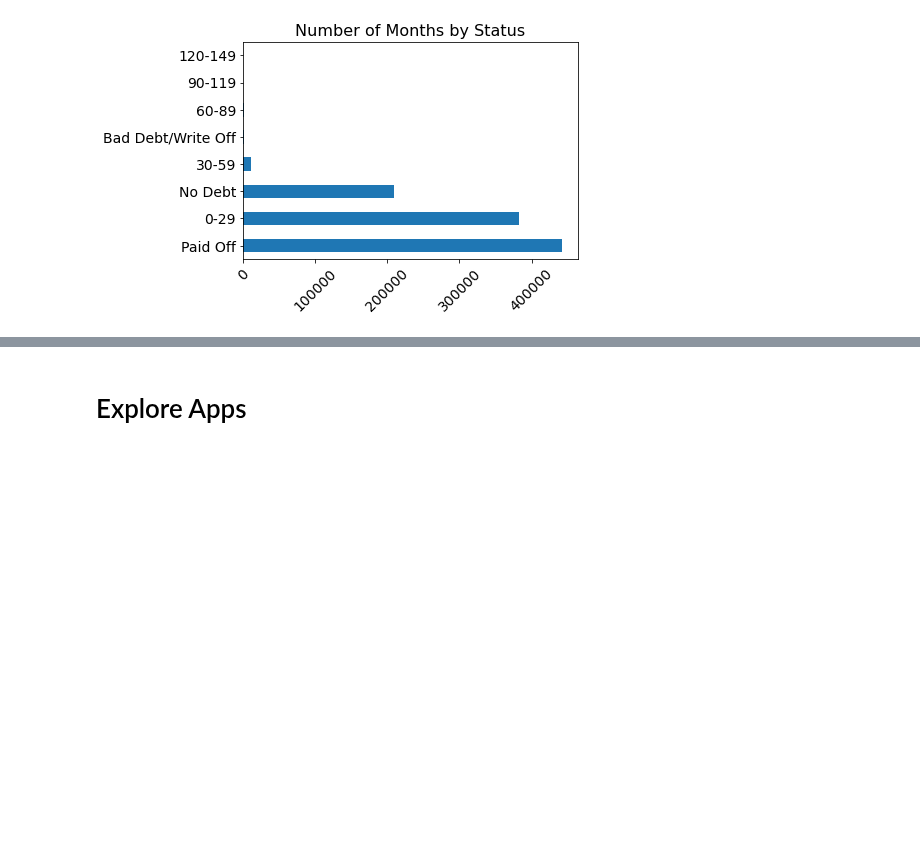
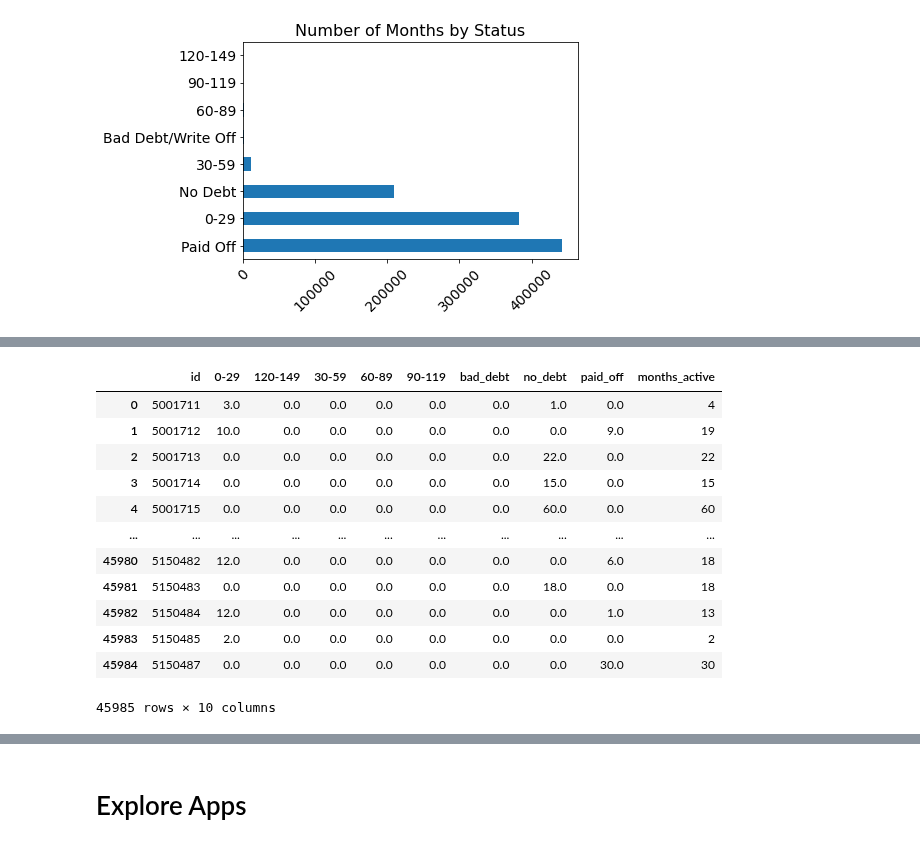
Before and after one commit to credit-risk-management-predictor/credit-risk-management-predictor, a Jupyter notebook: anthony-explore.ipynb, the cells around one changed output, grey strips where cells are left out. Drawn from its saved outputs; the diff is of its cells as text; code cells hidden in the pictures; blank space fills up the shorter version.

```diff
--- a/anthony-explore.ipynb
+++ b/anthony-explore.ipynb
@@ -87,0 +119,37 @@ report.groupby(['ID', 'STATUS']).size().unstack()
+# %%
+# number of months of active credit account for each ID
+months = report.groupby('ID').count().reset_index()
+
+# pull only the columns we care about
+months = months[['ID', 'MONTHS_BALANCE']]
+
+# rename the columns
+months.columns = ['ID', 'MONTHS_ACTIVE']
+
+# Number of times each ID had each status
+expanded = report.groupby(['ID', 'STATUS']).size().unstack().reset_index()
+
+# Merge the expanded data frame with the months data frame
+expanded = expanded.merge(months, how='left', on='ID')
+
+# fill all null values with 0
+expanded.fillna(0, inplace=True)
+
+# rename the columns in a way that makes sense
+expanded.columns = ['id', '0-29', '120-149', '30-59', '60-89', '90-119',
+       'bad_debt', 'no_debt', 'paid_off', 'months_active']
+expanded
+# %% [output]
+|  | id | 0-29 | 120-149 | 30-59 | 60-89 | 90-119 | bad_debt | no_debt | paid_off | months_active |
+| 0 | 5001711 | 3.0 | 0.0 | 0.0 | 0.0 | 0.0 | 0.0 | 1.0 | 0.0 | 4 |
+| 1 | 5001712 | 10.0 | 0.0 | 0.0 | 0.0 | 0.0 | 0.0 | 0.0 | 9.0 | 19 |
+| 2 | 5001713 | 0.0 | 0.0 | 0.0 | 0.0 | 0.0 | 0.0 | 22.0 | 0.0 | 22 |
+| 3 | 5001714 | 0.0 | 0.0 | 0.0 | 0.0 | 0.0 | 0.0 | 15.0 | 0.0 | 15 |
+| 4 | 5001715 | 0.0 | 0.0 | 0.0 | 0.0 | 0.0 | 0.0 | 60.0 | 0.0 | 60 |
+| ... | ... | ... | ... | ... | ... | ... | ... | ... | ... | ... |
+| 45980 | 5150482 | 12.0 | 0.0 | 0.0 | 0.0 | 0.0 | 0.0 | 0.0 | 6.0 | 18 |
+| 45981 | 5150483 | 0.0 | 0.0 | 0.0 | 0.0 | 0.0 | 0.0 | 18.0 | 0.0 | 18 |
+| 45982 | 5150484 | 12.0 | 0.0 | 0.0 | 0.0 | 0.0 | 0.0 | 0.0 | 1.0 | 13 |
+| 45983 | 5150485 | 2.0 | 0.0 | 0.0 | 0.0 | 0.0 | 0.0 | 0.0 | 0.0 | 2 |
+| 45984 | 5150487 | 0.0 | 0.0 | 0.0 | 0.0 | 0.0 | 0.0 | 0.0 | 30.0 | 30 |
+45985 rows × 10 columns
```
Also changed, not shown: parts of 28 cells of this notebook.
